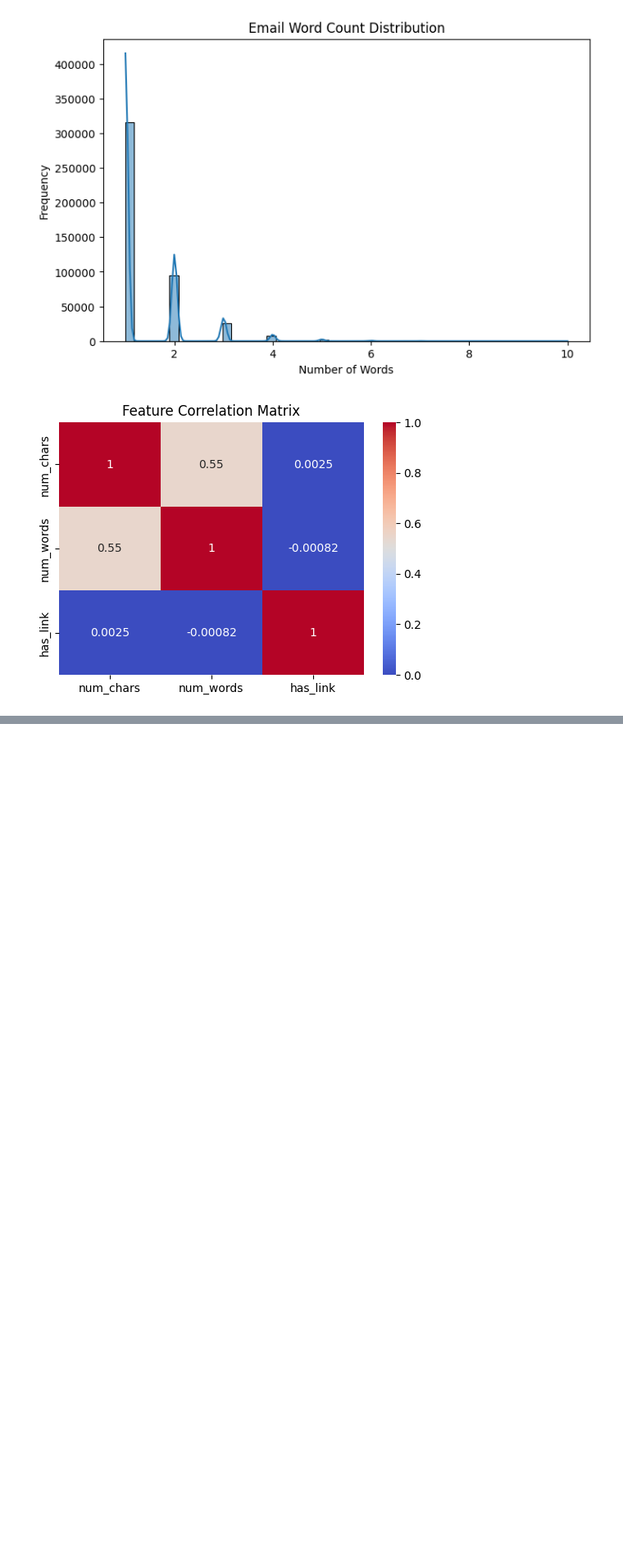
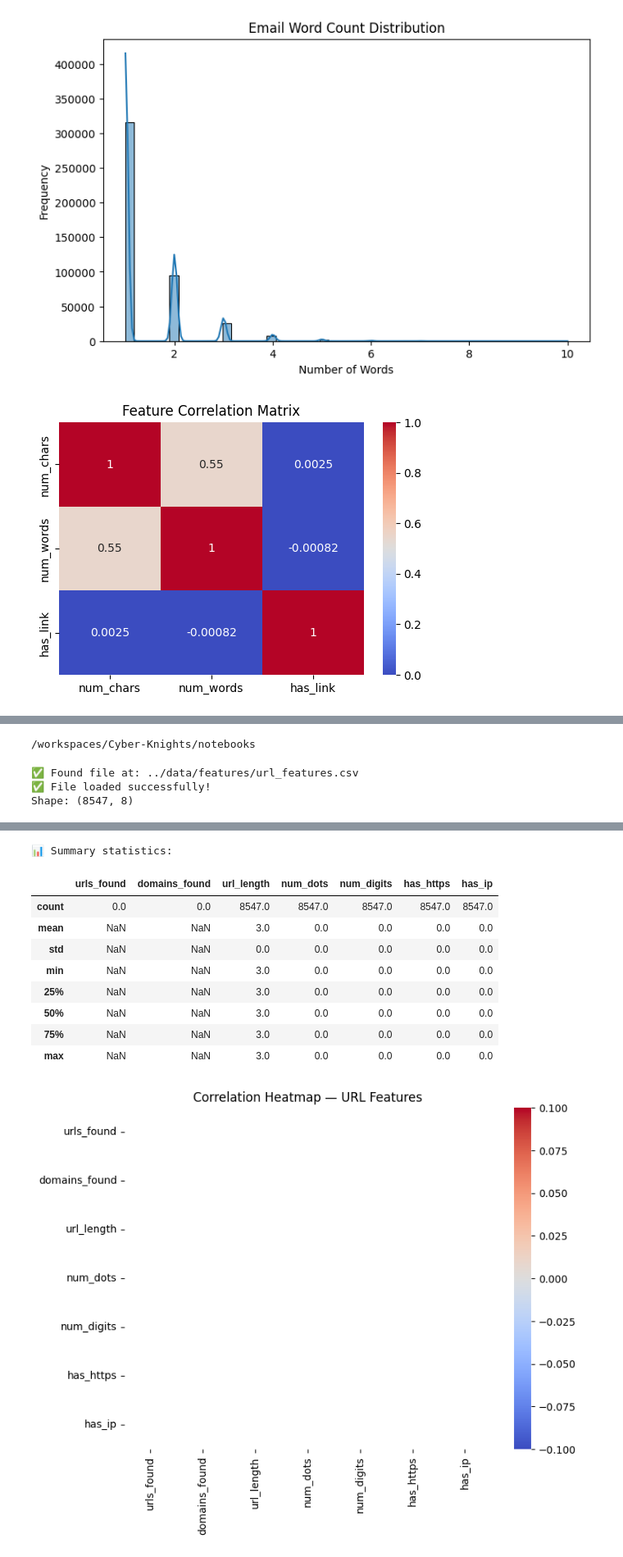
Before and after one commit to techworld-team/Cyber-Knights, a Jupyter notebook: notebooks/eda_member1.ipynb, the cells around one changed output, grey strips where cells are left out. Shown: that part at 82% size. Drawn from its saved outputs; the diff is of its cells as text; code cells hidden in the pictures; blank space fills up the shorter version.

```diff
--- a/notebooks/eda_member1.ipynb
+++ b/notebooks/eda_member1.ipynb
@@ -146,0 +93,57 @@ FileNotFoundError: ❌ File not found at data/features/url_features.csv
+# %%
+import os
+print(os.getcwd())
+# %% [output]
+/workspaces/Cyber-Knights/notebooks
+# %%
+import os
+import pandas as pd
+import matplotlib.pyplot as plt
+import seaborn as sns
+
+# Step 1 — Correct path to file (because your notebook is in 'notebooks/')
+file_path = "../data/features/url_features.csv"
+
+# Step 2 — Check and load
+if not os.path.exists(file_path):
+    raise FileNotFoundError("url_features.csv not found — please make sure it's in ../data/features/")
+else:
+    print("✅ Found file at:", file_path)
+
+# Step 3 — Load dataset
+df = pd.read_csv(file_path, encoding="latin1", on_bad_lines="skip")
+print("✅ File loaded successfully!")
+print("Shape:", df.shape)
+
+# Step 4 — Preview the data
+display(df.head())
+
+# Step 5 — Summary statistics
+print("\n📊 Summary statistics:")
+display(df.describe())
+
+# Step 6 — Correlation heatmap
+plt.figure(figsize=(8,6))
+sns.heatmap(df.corr(numeric_only=True), annot=True, cmap="coolwarm")
+plt.title("Correlation Heatmap — URL Features")
+plt.show()
+
+# Step 7 — URL Length Distribution
+plt.figure(figsize=(8,5))
+sns.histplot(df["url_length"], bins=50, kde=True)
+plt.title("Distribution of URL Lengths")
+plt.xlabel("URL Length")
+plt.ylabel("Frequency")
+plt.show()
+
+# Step 8 — HTTPS vs Non-HTTPS
+plt.figure(figsize=(6,4))
+sns.countplot(x="has_https", data=df)
+plt.title("HTTPS vs Non-HTTPS URLs")
+plt.xlabel("Has HTTPS (1=Yes, 0=No)")
+plt.ylabel("Count")
+plt.show()
+# %% [output]
+✅ Found file at: ../data/features/url_features.csv
+✅ File loaded successfully!
+Shape: (8547, 8)
@@ -146,0 +156,11 @@ FileNotFoundError: ❌ File not found at data/features/url_features.csv
+📊 Summary statistics:
+|  | urls_found | domains_found | url_length | num_dots | num_digits | has_https | has_ip |
+| count | 0.0 | 0.0 | 8547.0 | 8547.0 | 8547.0 | 8547.0 | 8547.0 |
+| mean | NaN | NaN | 3.0 | 0.0 | 0.0 | 0.0 | 0.0 |
+| std | NaN | NaN | 0.0 | 0.0 | 0.0 | 0.0 | 0.0 |
+| min | NaN | NaN | 3.0 | 0.0 | 0.0 | 0.0 | 0.0 |
+| 25% | NaN | NaN | 3.0 | 0.0 | 0.0 | 0.0 | 0.0 |
+| 50% | NaN | NaN | 3.0 | 0.0 | 0.0 | 0.0 | 0.0 |
+| 75% | NaN | NaN | 3.0 | 0.0 | 0.0 | 0.0 | 0.0 |
+| max | NaN | NaN | 3.0 | 0.0 | 0.0 | 0.0 | 0.0 |
+[figure, added]
```
Also changed, not shown: parts of 2 cells of this notebook.
